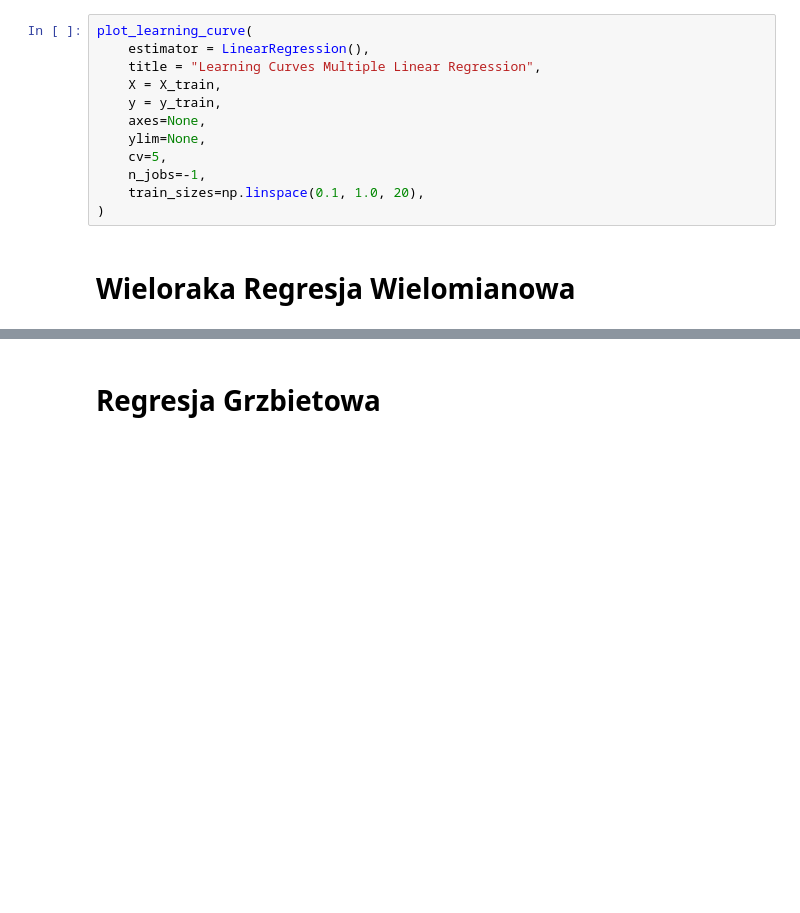
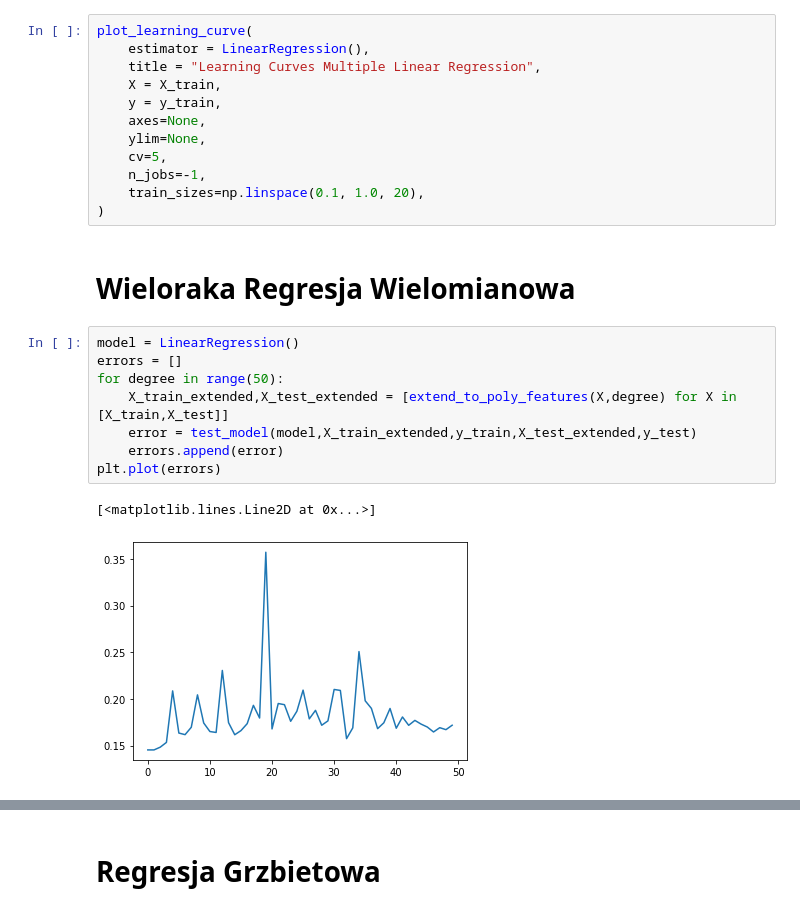
Before and after one commit to matlaczj/Predictive-Modeling-for-Student-Alcohol-Consumption, a Jupyter notebook: Projekt/projekt.ipynb, the cells around one changed output, grey strips where cells are left out. Drawn from its saved outputs; the diff is of its cells as text; blank space fills up the shorter version.

```diff
--- a/Projekt/projekt.ipynb
+++ b/Projekt/projekt.ipynb
@@ -213,3 +215,14 @@ plot_learning_curve(
 )
 # %% [markdown]
 # Wieloraka Regresja Wielomianowa
+# %%
+model = LinearRegression()
+errors = []
+for degree in range(50):
+    X_train_extended,X_test_extended = [extend_to_poly_features(X,degree) for X in [X_train,X_test]]
+    error = test_model(model,X_train_extended,y_train,X_test_extended,y_test)
+    errors.append(error)
+plt.plot(errors)
+# %% [output]
+[<matplotlib.lines.Line2D at 0x...>]
+[figure, added]
```
Also changed, not shown: parts of 2 cells of this notebook, 1 other file.
